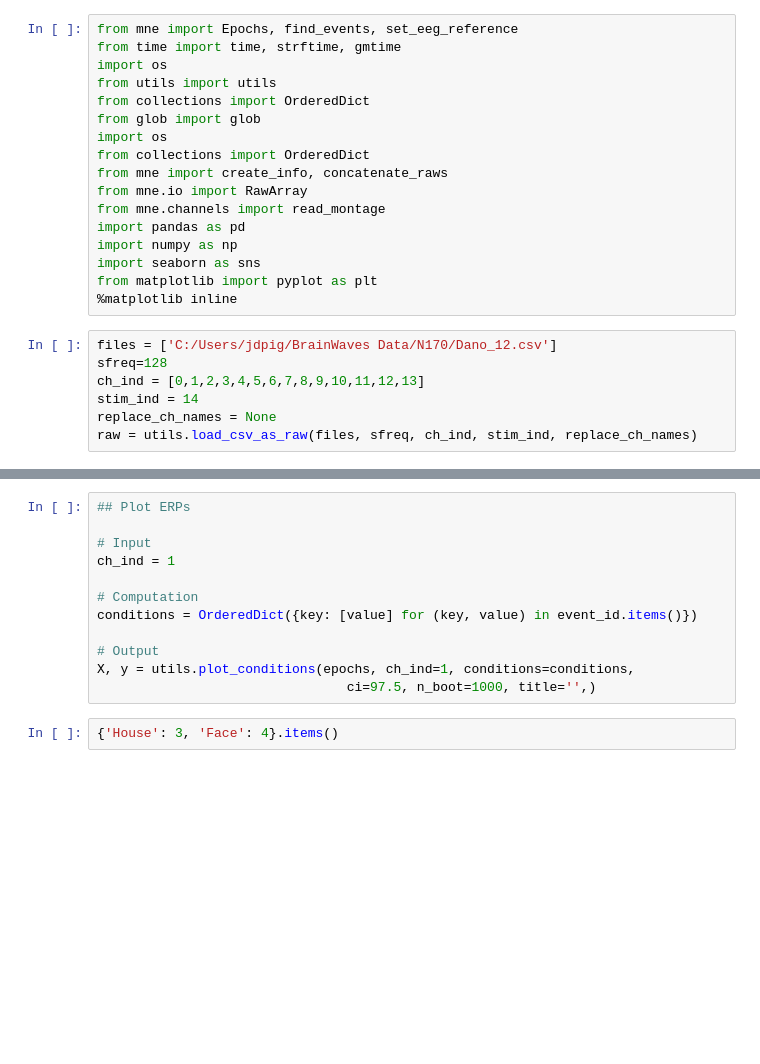
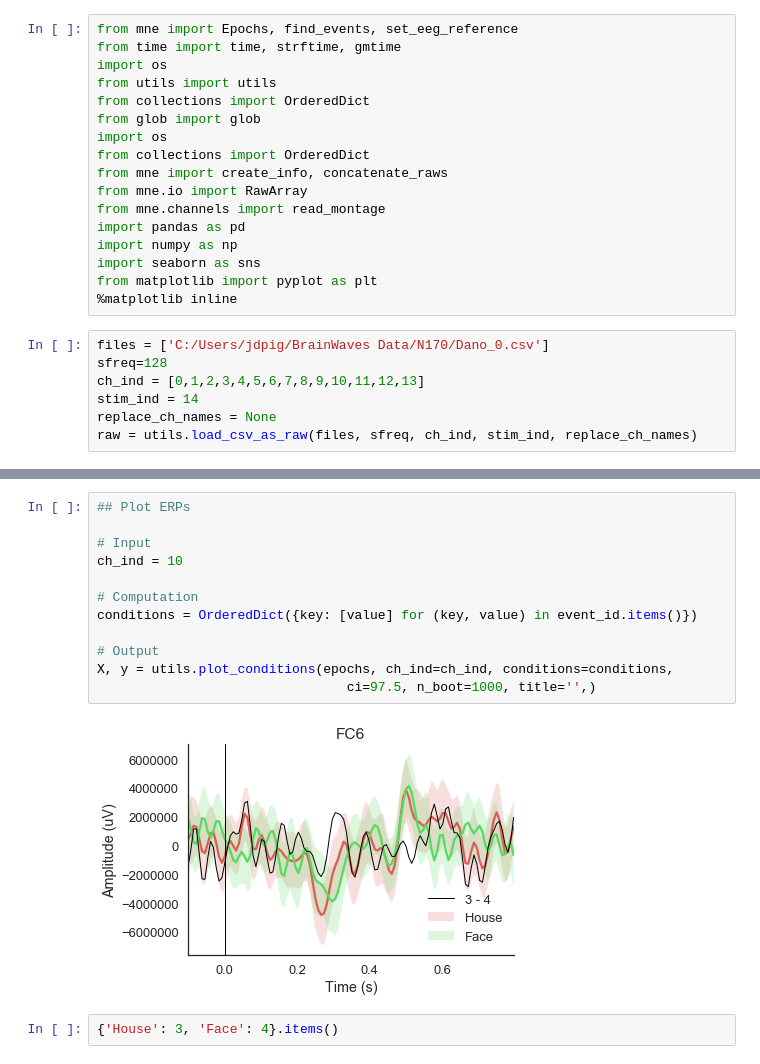
Before and after one commit to makebrainwaves/BrainWaves, a Jupyter notebook: jupyter/N170 Emotiv Analysis.ipynb, the cells around one changed output, grey strips where cells are left out. Drawn from its saved outputs; the diff is of its cells as text; blank space fills up the shorter version.

Commit message:
Implemented analysis epics and integration with jupyterPlotWidget UI

```diff
--- a/jupyter/N170 Emotiv Analysis.ipynb
+++ b/jupyter/N170 Emotiv Analysis.ipynb
@@ -16,7 +16,7 @@ import seaborn as sns
 from matplotlib import pyplot as plt
 %matplotlib inline
 # %%
-files = ['C:/Users/jdpig/BrainWaves Data/N170/Dano_12.csv']
+files = ['C:/Users/jdpig/BrainWaves Data/N170/Dano_0.csv']
 sfreq=128
 ch_ind = [0,1,2,3,4,5,6,7,8,9,10,11,12,13]
 stim_ind = 14
@@ -60,14 +68,16 @@ epochs = Epochs(raw, events=events, event_id=event_id,
 # %%
 ## Plot ERPs
 
 # Input
-ch_ind = 1
+ch_ind = 10
 
 # Computation
 conditions = OrderedDict({key: [value] for (key, value) in event_id.items()})
 
 # Output
-X, y = utils.plot_conditions(epochs, ch_ind=1, conditions=conditions,
+X, y = utils.plot_conditions(epochs, ch_ind=ch_ind, conditions=conditions,
                                 ci=97.5, n_boot=1000, title='',)
+# %% [output]
+[figure, added]
 # %%
 {'House': 3, 'Face': 4}.items()
```
Also changed, not shown: parts of 3 cells of this notebook, 12 other files.
